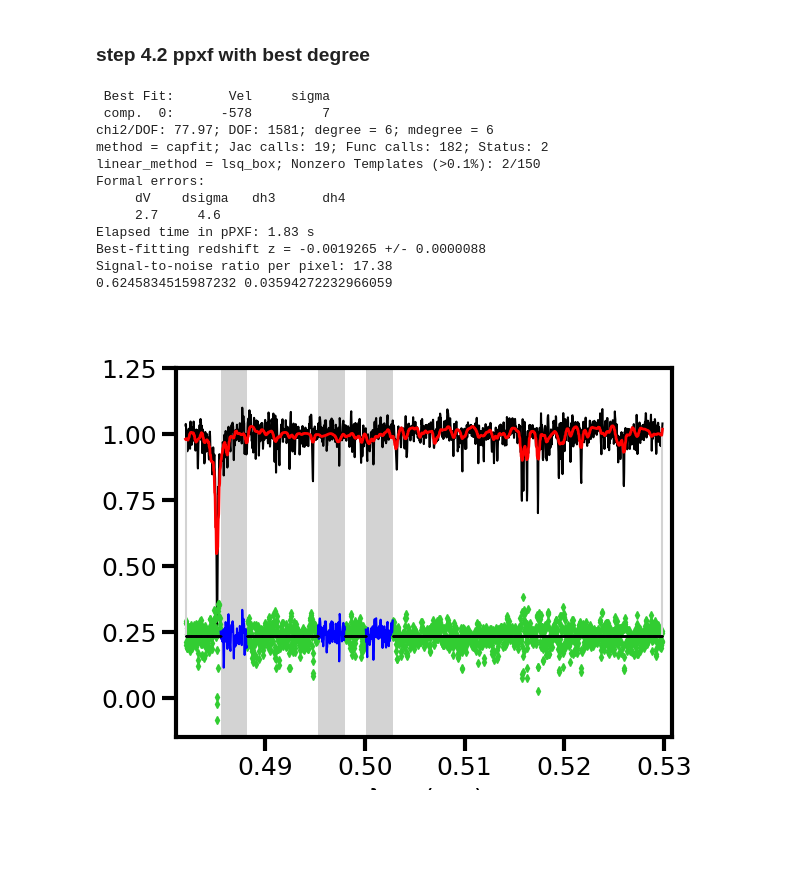
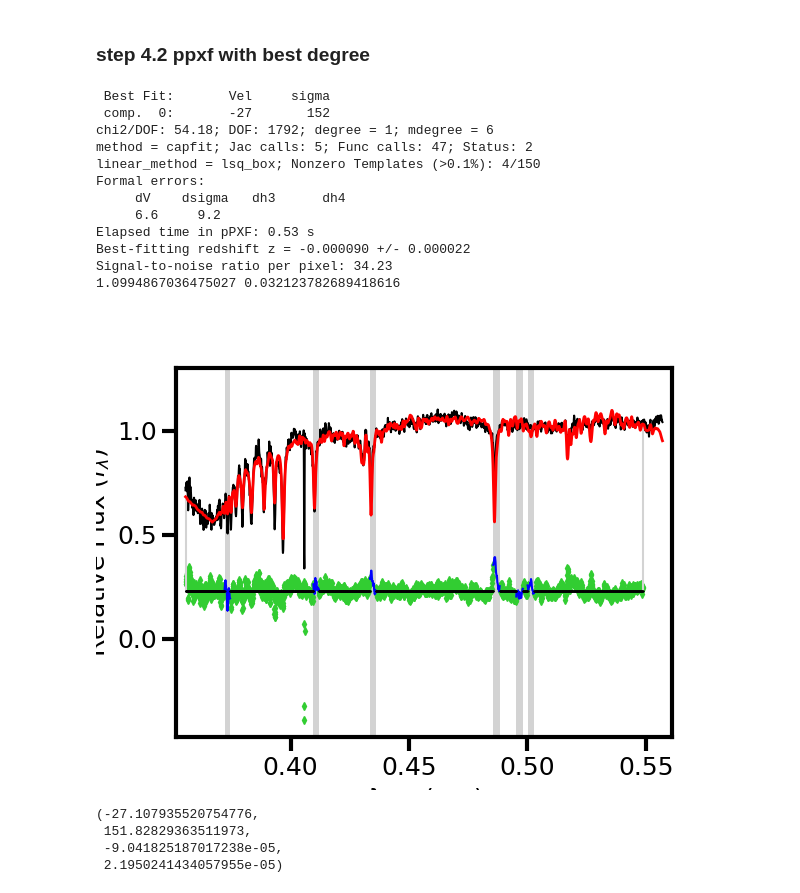
Before and after one commit to daniel-lyon/CAS-Summer-Project, a Jupyter notebook: scripts/main.ipynb, the cells around one changed output. Cells and saved outputs as stored; diff of their text form; code cells hidden in the pictures; blank space fills up the shorter version.

Commit message:
M31 PANDAS 41

```diff
--- a/scripts/main.ipynb
+++ b/scripts/main.ipynb
@@ -111,7 +90,7 @@ OSError: File '/home/daniel/Documents/Swinburne/ultra-diffuse-galaxies/results/M
 ### step 4.1: Check ppxf velocities of degrees
 # %%
 """ User inputs """
-ppxf_file = '/home/daniel/Documents/Swinburne/ultra-diffuse-galaxies/results/M31_B336/obj1/mean_NCS.fits' # path to ppxf input file
+ppxf_file = '/home/daniel/Documents/Swinburne/ultra-diffuse-galaxies/results/M31_PANDAS_41/obj1/mean_NCS.fits' # path to ppxf input file
 fwhm_gal = 5000 / 1800 # instrument resolution
 # min_degrees, max_degrees = 1, 30 # min and max degrees for Legendre polynomials
 wavcut = 1800 # cut the spectra at this wavelength. -1 to not cut
@@ -134,22 +113,26 @@ wavcut = 1800 # cut the spectra at this wavelength. -1 to not cut
 ### step 4.2 ppxf with best degree
 # %%
 """ User inputs """
-degree = 6 # degree of Legendre polynomial to use
+degree = 1 # degree of Legendre polynomial to use
 
 plt.close()
 ppxf_kinematics(ppxf_file, fwhm_gal, degree, wavcut)
-plt.savefig(os.path.dirname(ppxf_file) + '/fit.png')
+# plt.savefig(os.path.dirname(ppxf_file) + '/fit.png')
 # %% [output]
  Best Fit:       Vel     sigma
- comp.  0:      -578         7
-chi2/DOF: 77.97; DOF: 1581; degree = 6; mdegree = 6
-method = capfit; Jac calls: 19; Func calls: 182; Status: 2
-linear_method = lsq_box; Nonzero Templates (>0.1%): 2/150
+ comp.  0:       -27       152
+chi2/DOF: 54.18; DOF: 1792; degree = 1; mdegree = 6
+method = capfit; Jac calls: 5; Func calls: 47; Status: 2
+linear_method = lsq_box; Nonzero Templates (>0.1%): 4/150
 Formal errors:
      dV    dsigma   dh3      dh4
-     2.7     4.6
-Elapsed time in pPXF: 1.83 s
-Best-fitting redshift z = -0.0019265 +/- 0.0000088
-Signal-to-noise ratio per pixel: 17.38
-0.6245834515987232 0.03594272232966059
+     6.6     9.2
+Elapsed time in pPXF: 0.53 s
+Best-fitting redshift z = -0.000090 +/- 0.000022
+Signal-to-noise ratio per pixel: 34.23
+1.0994867036475027 0.032123782689418616
-[figure, old version]
+[figure, new version]
+(-27.107935520754776,
+ 151.82829363511973,
+ -9.041825187017238e-05,
+ 2.1950241434057955e-05)
```
Also changed, not shown: parts of 3 cells of this notebook, 10 other files.
